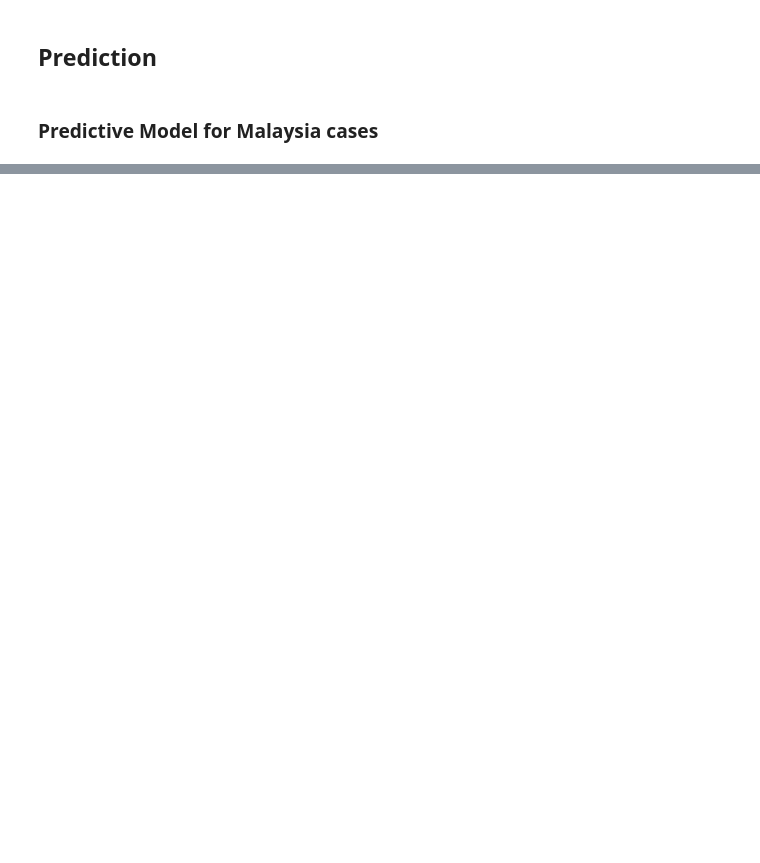
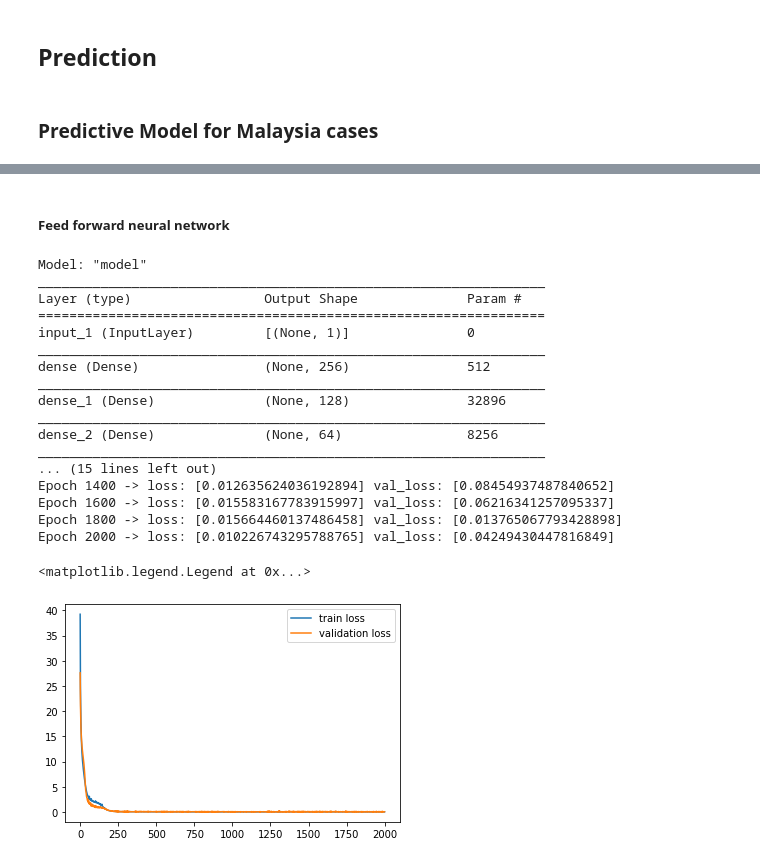
Before and after one commit to chunkhai96/covid-19-analysis, a Jupyter notebook: analysis_notebook.ipynb, the cells around one changed output, grey strips where cells are left out. Cells and saved outputs as stored; diff of their text form; code cells hidden in the pictures; blank space fills up the shorter version.

```diff
--- a/analysis_notebook.ipynb
+++ b/analysis_notebook.ipynb
@@ -665 +589,55 @@ for day in range(forecast_days):
+# %% [markdown]
+##### Feed forward neural network
+# %%
+# Model Training
+
+epochs = 2000
+batch_size = 64
+use_log = False
+model_recovered = ffnn_model()
+
+model_hist_recovered = {
+    'loss': [],
+    'val_loss': []
+}
+X_train, y_train = create_ffnn_databunch(my_recovered, use_log=use_log)
+shuffled_X_train, shuffled_y_train = shuffle(X_train, y_train)
+model_recovered.compile(optimizer='adam', loss=tf.keras.losses.MeanSquaredLogarithmicError())
+
+for i in tqdm(range(epochs)):
+  history = model_recovered.fit(x=shuffled_X_train, y=shuffled_y_train,
+                      epochs=1,
+                      batch_size=batch_size,
+                      validation_split=0.05,
+                      shuffle=True,
+                      verbose=0)
+  model_hist_recovered['loss'].append(history.history['loss'])
+  model_hist_recovered['val_loss'].append(history.history['val_loss'])
+  if((int((i+1)%(epochs/10)) == 0) or (i == (epochs-1))):
+    print(f"Epoch {i+1} -> loss: {history.history['loss']} val_loss: {history.history['val_loss']}")
+
+# Plot model traning loss
+plt.plot(model_hist_recovered['loss'], label='train loss')
+plt.plot(model_hist_recovered['val_loss'], label='validation loss')
+plt.legend()
+# %% [output]
+Model: "model"
+_________________________________________________________________
+Layer (type)                 Output Shape              Param #
+=================================================================
+input_1 (InputLayer)         [(None, 1)]               0
+_________________________________________________________________
+dense (Dense)                (None, 256)               512
+_________________________________________________________________
+dense_1 (Dense)              (None, 128)               32896
+_________________________________________________________________
+dense_2 (Dense)              (None, 64)                8256
+_________________________________________________________________
+... (15 lines left out)
+Epoch 1400 -> loss: [0.012635624036192894] val_loss: [0.08454937487840652]
+Epoch 1600 -> loss: [0.015583167783915997] val_loss: [0.06216341257095337]
+Epoch 1800 -> loss: [0.015664460137486458] val_loss: [0.013765067793428898]
+Epoch 2000 -> loss: [0.010226743295788765] val_loss: [0.04249430447816849]
+<matplotlib.legend.Legend at 0x...>
+[figure, added]
 # %%
```
Also changed, not shown: parts of 47 cells of this notebook.
